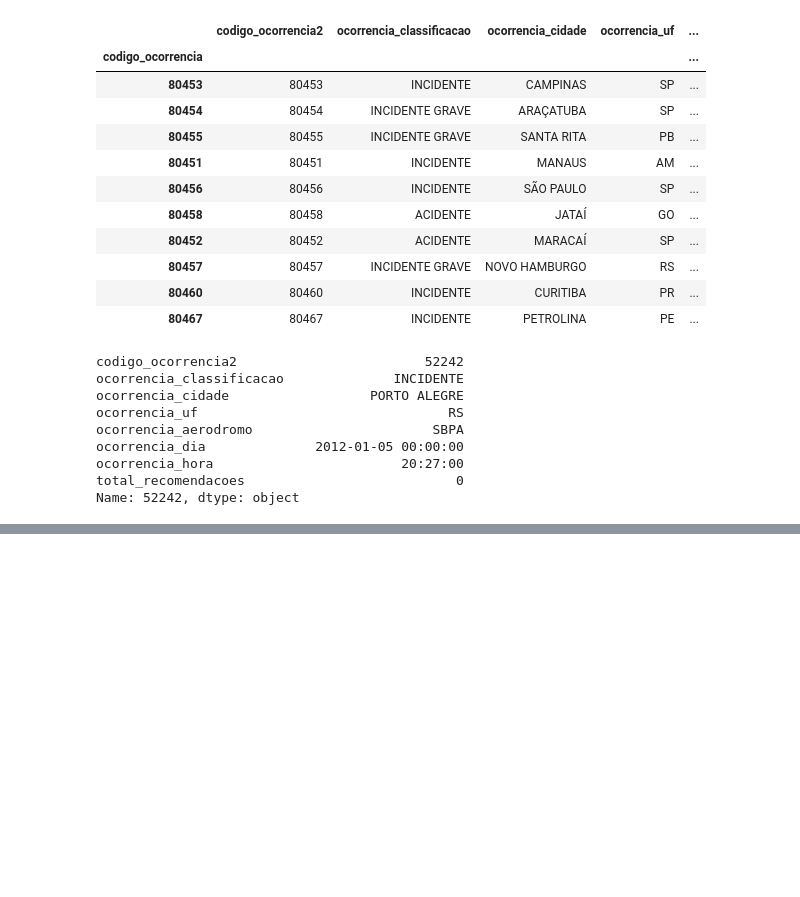
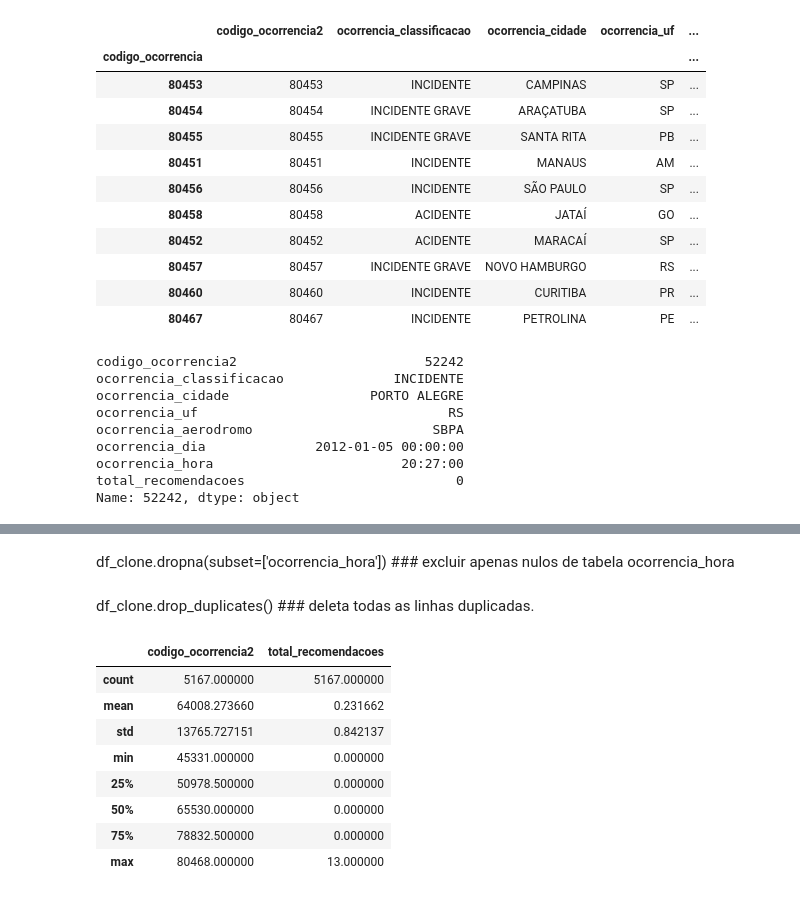
Before and after one commit to Osiel1981/CursoETLdio, a Jupyter notebook: ProjetoOcorrenciasAeronauticas.ipynb, the cells around one changed output, grey strips where cells are left out. Cells and saved outputs as stored; diff of their text form; code cells hidden in the pictures; blank space fills up the shorter version.

```diff
--- a/ProjetoOcorrenciasAeronauticas.ipynb
+++ b/ProjetoOcorrenciasAeronauticas.ipynb
@@ -133,0 +252,16 @@ df_clone.head(5)
+# %% [markdown]
+df_clone.dropna(subset=['ocorrencia_hora']) ### excluir apenas nulos de tabela ocorrencia_hora
+# %% [markdown]
+df_clone.drop_duplicates() ### deleta todas as linhas duplicadas.
+# %%
+df_clone.describe()
+# %% [output]
+|  | codigo_ocorrencia2 | total_recomendacoes |
+| count | 5167.000000 | 5167.000000 |
+| mean | 64008.273660 | 0.231662 |
+| std | 13765.727151 | 0.842137 |
+| min | 45331.000000 | 0.000000 |
+| 25% | 50978.500000 | 0.000000 |
+| 50% | 65530.000000 | 0.000000 |
+| 75% | 78832.500000 | 0.000000 |
+| max | 80468.000000 | 13.000000 |
```
Also changed, not shown: parts of 22 cells of this notebook, 1 other file.
